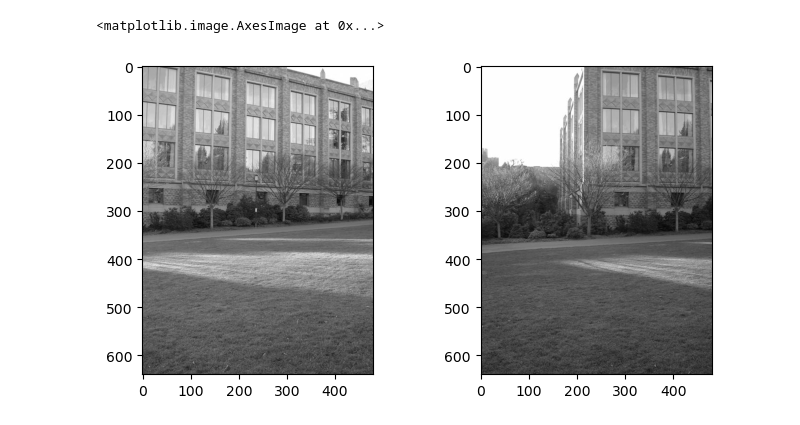
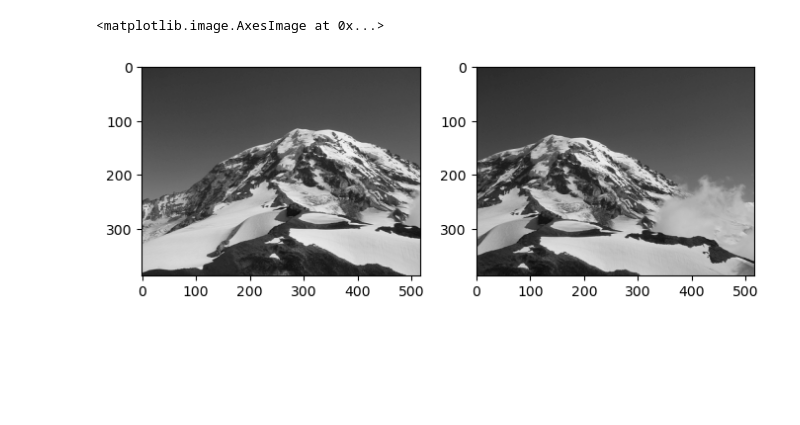
Before and after one commit to kietpha19/school, a Jupyter notebook: spring_2023/computer vision/hw2/Ransac.ipynb, the cells around one changed output. Saved outputs shown, nothing was run; the diff lists cells and outputs as text; code cells hidden in the pictures; blank space fills up the shorter version.

```diff
--- a/spring_2023/computer vision/hw2/Ransac.ipynb
+++ b/spring_2023/computer vision/hw2/Ransac.ipynb
@@ -16,25 +16,25 @@ import random
 #print numpy array without scientific notation
 np.set_printoptions(suppress=True)
 # %%
-dst_img_rgb = np.asarray(Image.open('data/campus_000.jpg'))
-src_img_rgb = np.asarray(Image.open('data/campus_001.jpg'))
+dst_img_rgb = np.asarray(Image.open('data/Rainier1.png'))
+src_img_rgb = np.asarray(Image.open('data/Rainier2.png'))
 
 if dst_img_rgb.shape[2] == 4:
     dst_img_rgb = rgba2rgb(dst_img_rgb)
 if src_img_rgb.shape[2] == 4:
     src_img_rgb = rgba2rgb(src_img_rgb)
 
 dst_img = rgb2gray(dst_img_rgb)
 src_img = rgb2gray(src_img_rgb)
 
 fig = plt.figure(figsize=(8, 4))
 ax1 = fig.add_subplot(121)
 ax2 = fig.add_subplot(122)
 ax1.imshow(dst_img, cmap='gray')
 ax2.imshow(src_img, cmap='gray')
 # %% [output]
 <matplotlib.image.AxesImage at 0x...>
-[figure, old version]
+[figure, new version]
 # %%
 detector1 = SIFT()
 detector2 = SIFT()
```
Also changed, not shown: parts of 8 cells of this notebook.
